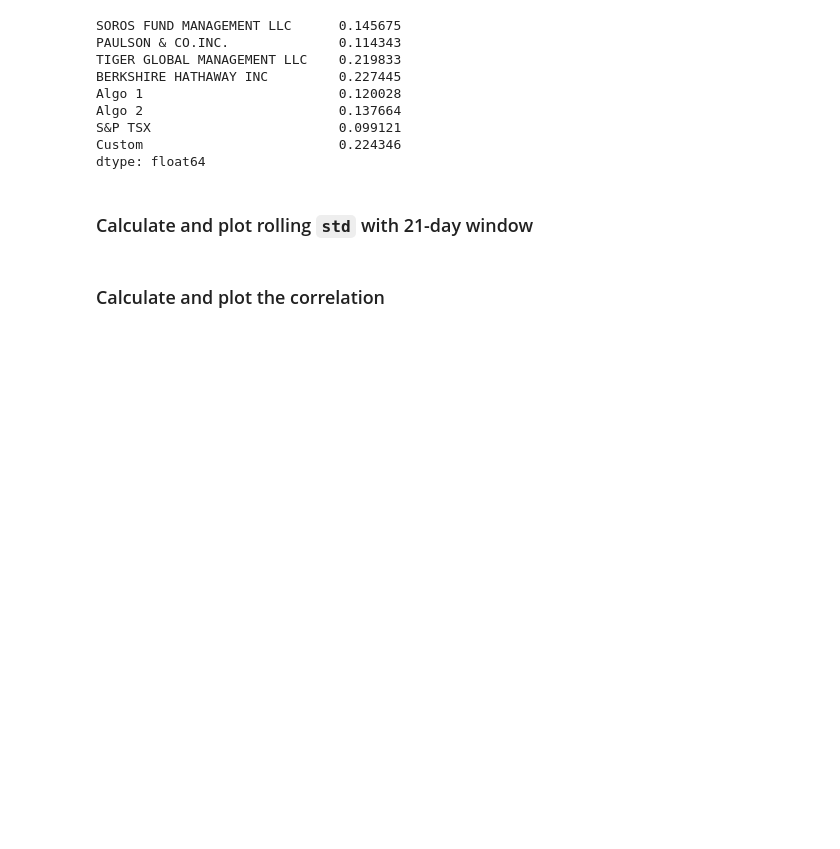
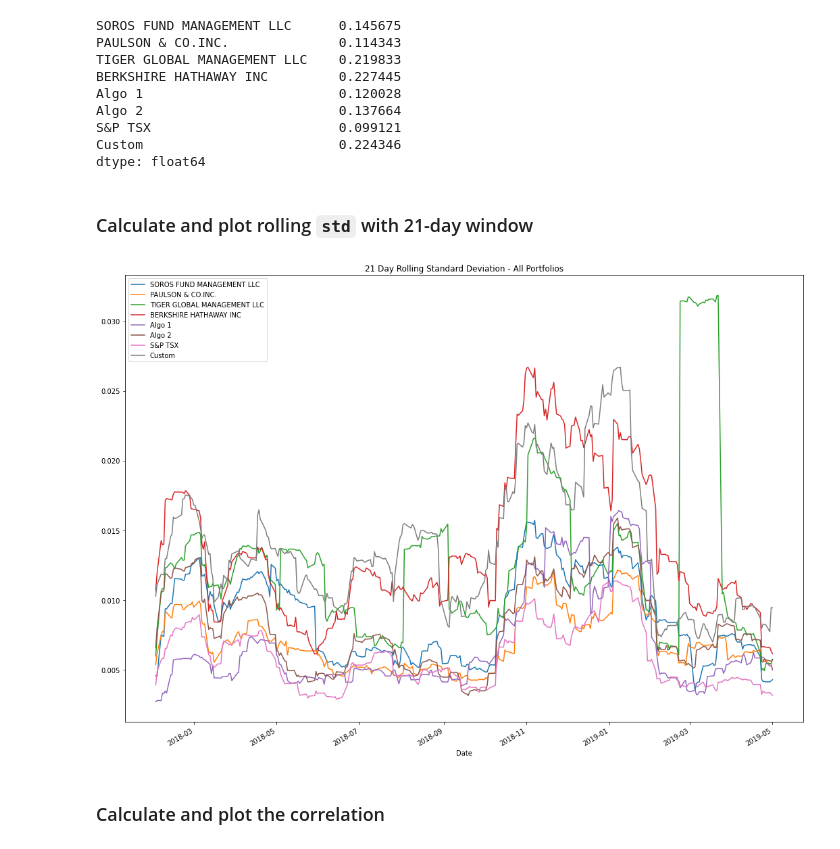
Before and after one commit to vincent-l-j/pandas-analysis, a Jupyter notebook: whale_analysis.ipynb, the cells around one changed output. Saved outputs shown, nothing was run; the diff lists cells and outputs as text; code cells hidden in the pictures; blank space fills up the shorter version.

Commit message:
Plot 21 Day Rolling Standard Deviation for all portfolios

```diff
--- a/whale_analysis.ipynb
+++ b/whale_analysis.ipynb
@@ -422,8 +422,10 @@ dtype: float64
 ### Calculate and plot rolling `std` with 21-day window
 # %%
 # Calculate rolling standard deviation
-
+df_returns.rolling(window=21).std().plot(title='21 Day Rolling Standard Deviation - All Portfolios', figsize=(18,13.5));
 # Plot rolling standard deviation
+# %% [output]
+[figure, added]
 # %% [markdown]
 ### Calculate and plot the correlation
 # %%
```
